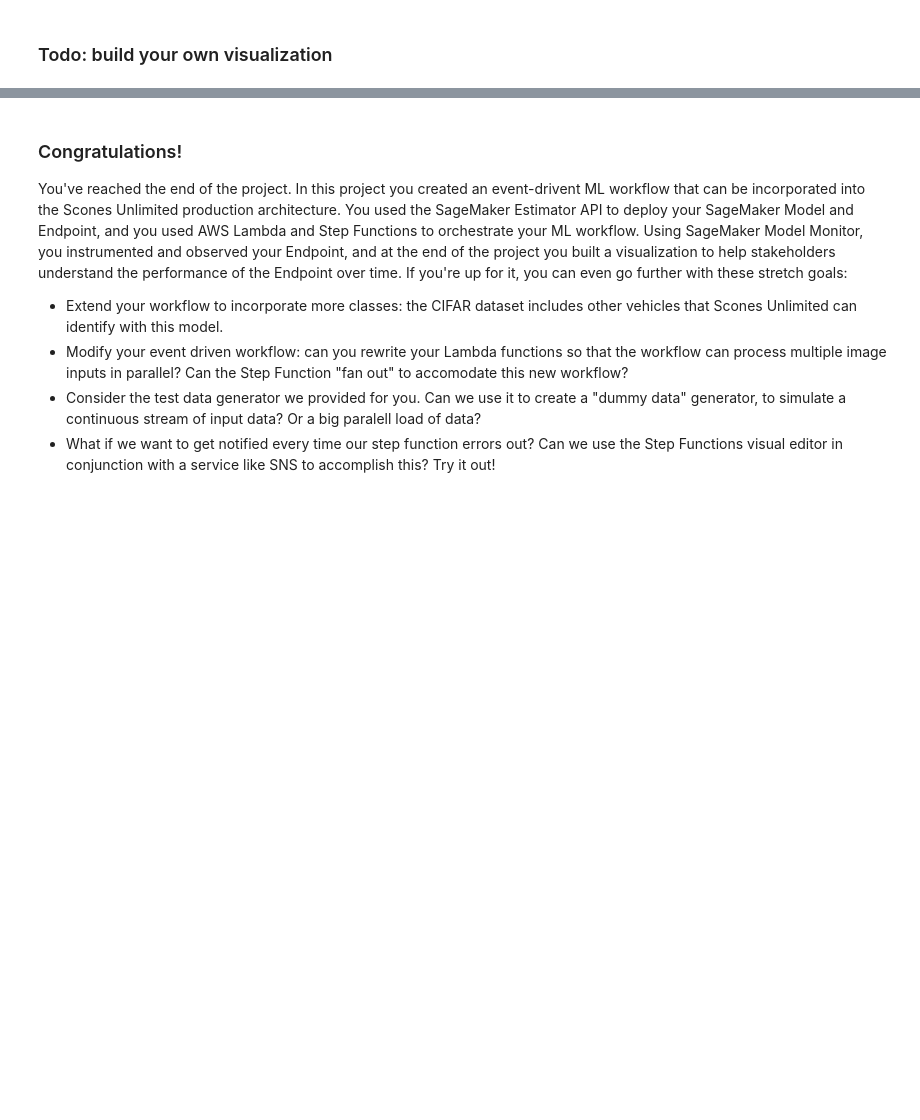
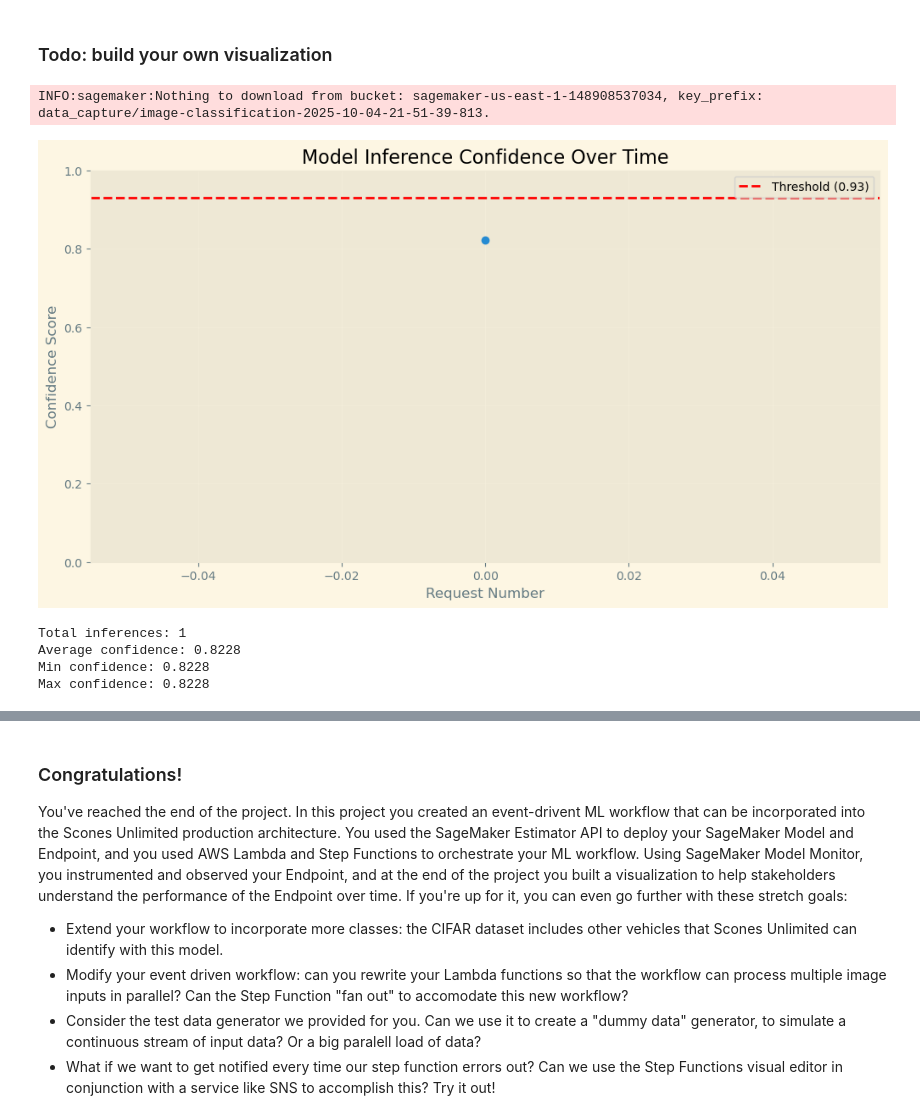
Before and after one commit to idarapatrick/sagemaker-image-classification-bikes-vs-motorcycles, a Jupyter notebook: starter.ipynb, the cells around one changed output, grey strips where cells are left out. Cells and saved outputs as stored; diff of their text form; code cells hidden in the pictures; blank space fills up the shorter version.

Commit message:
final push from sagemaker

```diff
--- a/starter.ipynb
+++ b/starter.ipynb
@@ -830,2 +830,71 @@ INFO:matplotlib.category:Using categorical units to plot a list of strings that
 # %% [markdown]
 ### Todo: build your own visualization
+# %%
+import pandas as pd
+import matplotlib.pyplot as plt
+import json
+import os
+import jsonlines
+from sagemaker.s3 import S3Downloader
+
+# Download fresh data
+data_path = f"s3://{bucket}/data_capture/{endpoint}"
+S3Downloader.download(data_path, "captured_data")
+
+# Parse all JSONL files
+json_data = []
+for root, dirs, files in os.walk("./captured_data"):
+    for file in files:
+        if file.endswith('.jsonl'):
+            file_path = os.path.join(root, file)
+            with jsonlines.open(file_path) as f:
+                for line in f:
+                    json_data.append(line)
+
+# Extract inference data
+confidence_scores = []
+timestamps = []
+
+for record in json_data:
+    try:
+        if 'captureData' in record:
+            output_data = record['captureData'].get('endpointOutput', {})
+            if 'data' in output_data:
+                inference_str = output_data['data']
+                inferences = json.loads(inference_str)
+
+                max_confidence = max(inferences) if inferences else 0
+                confidence_scores.append(max_confidence)
+
+                timestamp = record.get('eventMetadata', {}).get('inferenceTime', '')
+                timestamps.append(timestamp)
+    except Exception as e:
+        print(f"Error parsing record: {e}")
+        continue
+
+# Visualize
+if confidence_scores:
+    plt.figure(figsize=(12, 6))
+    plt.plot(range(len(confidence_scores)), confidence_scores, marker='o')
+    plt.axhline(y=0.93, color='r', linestyle='--', label='Threshold (0.93)')
+    plt.title('Model Inference Confidence Over Time')
+    plt.xlabel('Request Number')
+    plt.ylabel('Confidence Score')
+    plt.ylim(0, 1.0)
+    plt.legend()
+    plt.grid(True, alpha=0.3)
+    plt.show()
+
+    print(f"Total inferences: {len(confidence_scores)}")
+    print(f"Average confidence: {sum(confidence_scores)/len(confidence_scores):.4f}")
+    print(f"Min confidence: {min(confidence_scores):.4f}")
+    print(f"Max confidence: {max(confidence_scores):.4f}")
+else:
+    print("No inference data found")
+# %% [output]
+INFO:sagemaker:Nothing to download from bucket: sagemaker-us-east-1-148908537034, key_prefix: data_capture/image-classification-2025-10-04-21-51-39-813.
+[figure, added]
+Total inferences: 1
+Average confidence: 0.8228
+Min confidence: 0.8228
+Max confidence: 0.8228
```
Also changed, not shown: parts of 14 cells of this notebook, 3 other files.
